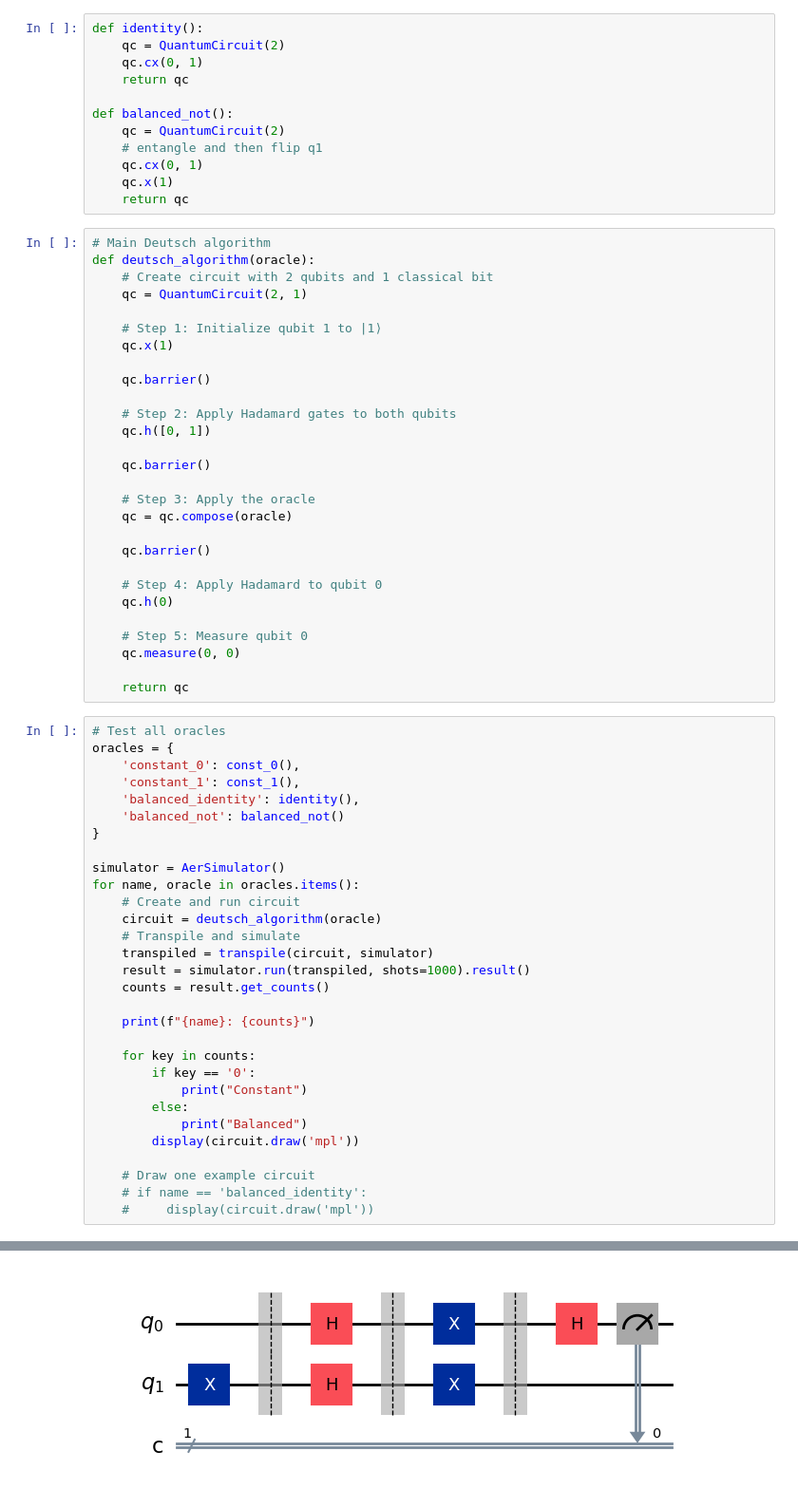
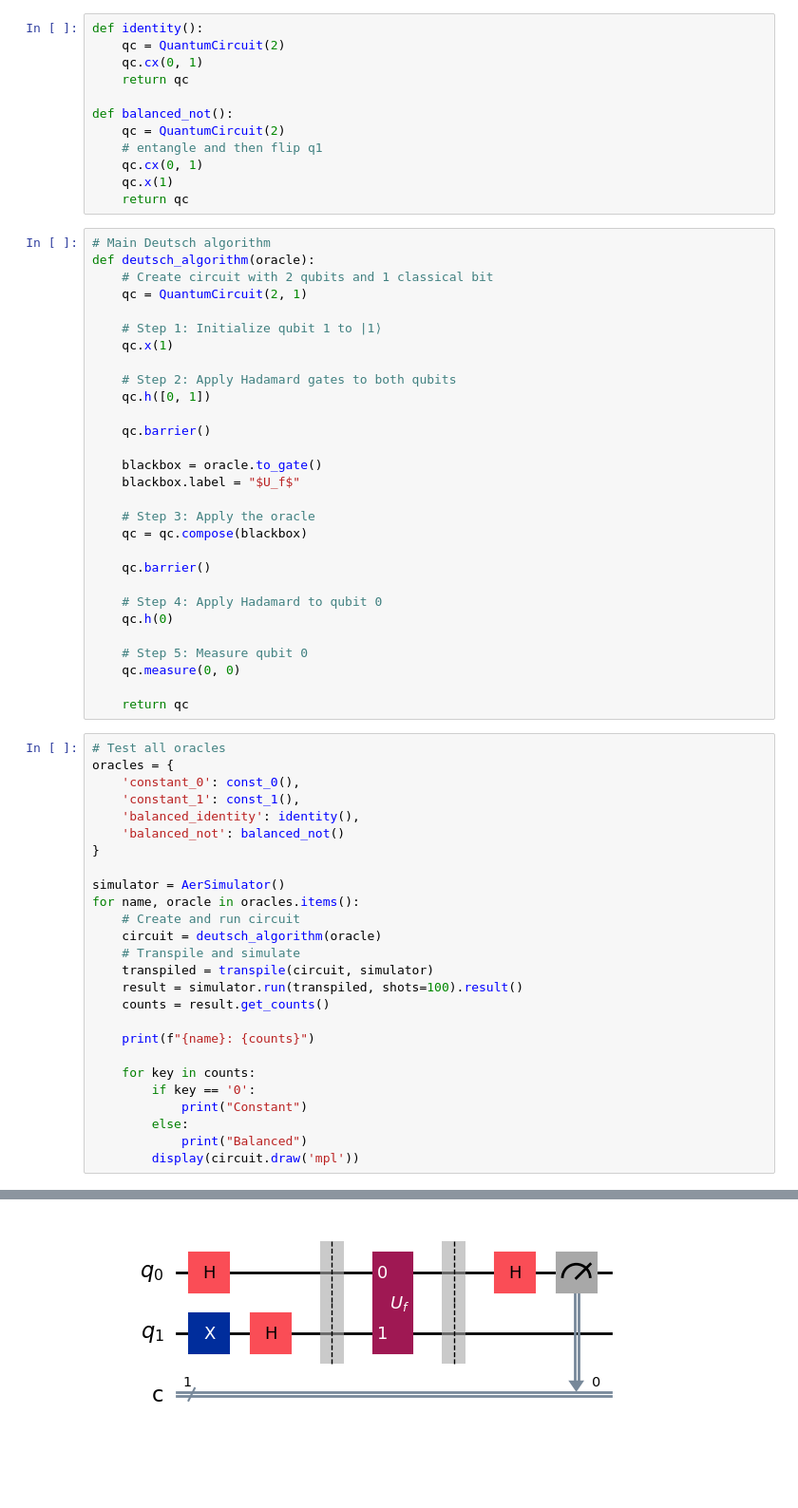
Before and after one commit to Gurj33t-Singh/Qiskit-Practice, a Jupyter notebook: Notebooks/Deutsch.ipynb, the cells around one changed output, grey strips where cells are left out. Shown: that part at 95% size. Drawn from its saved outputs; the diff is of its cells as text; blank space fills up the shorter version.

```diff
--- a/Notebooks/Deutsch.ipynb
+++ b/Notebooks/Deutsch.ipynb
@@ -199,15 +199,16 @@ def deutsch_algorithm(oracle):
     # Step 1: Initialize qubit 1 to |1⟩
     qc.x(1)
 
-    qc.barrier()
-
     # Step 2: Apply Hadamard gates to both qubits
     qc.h([0, 1])
 
     qc.barrier()
 
+    blackbox = oracle.to_gate()
+    blackbox.label = "$U_f$"
+
     # Step 3: Apply the oracle
-    qc = qc.compose(oracle)
+    qc = qc.compose(blackbox)
 
     qc.barrier()
 
@@ -233,7 +234,7 @@ for name, oracle in oracles.items():
     circuit = deutsch_algorithm(oracle)
     # Transpile and simulate
     transpiled = transpile(circuit, simulator)
-    result = simulator.run(transpiled, shots=1000).result()
+    result = simulator.run(transpiled, shots=100).result()
     counts = result.get_counts()
 
     print(f"{name}: {counts}")
@@ -244,8 +245,4 @@ for name, oracle in oracles.items():
         else:
             print("Balanced")
         display(circuit.draw('mpl'))
-
-    # Draw one example circuit
-    # if name == 'balanced_identity':
-    #     display(circuit.draw('mpl'))
 # %% [output]
@@ -256,2 +253,2 @@ constant_1: {'0': 1000}
 Constant
-[figure, old version]
+[figure, new version]
```
Also changed, not shown: parts of 1 cell of this notebook, 2 other files.
